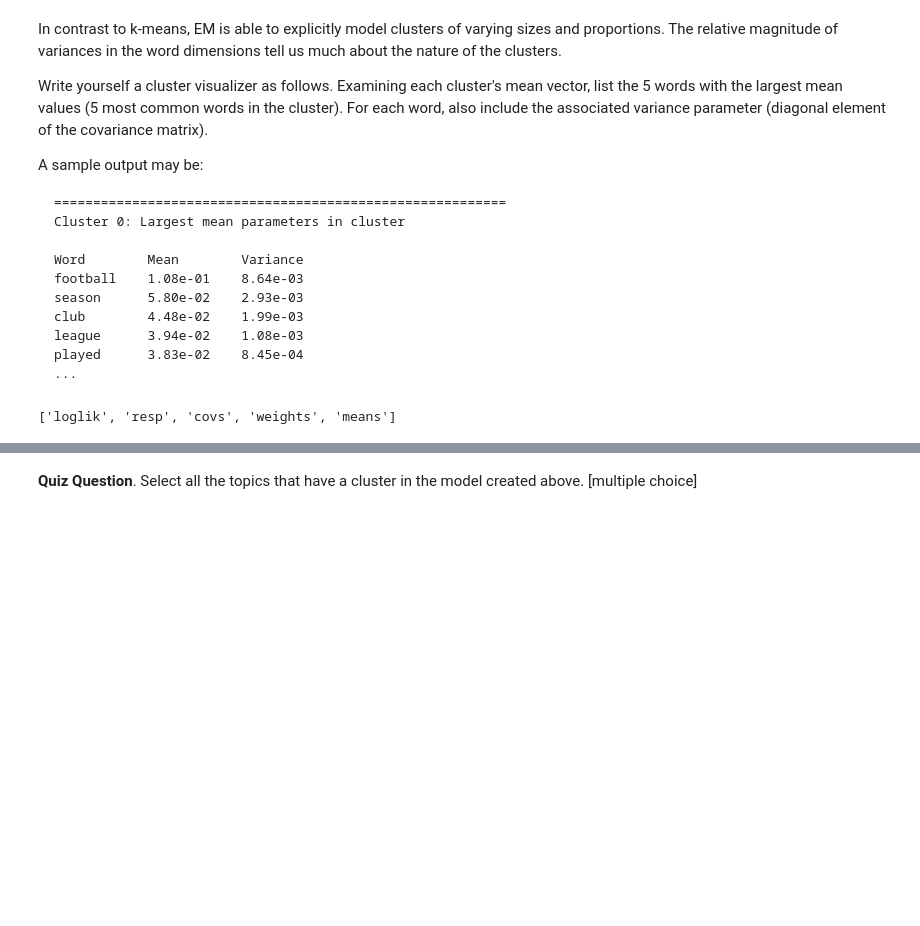
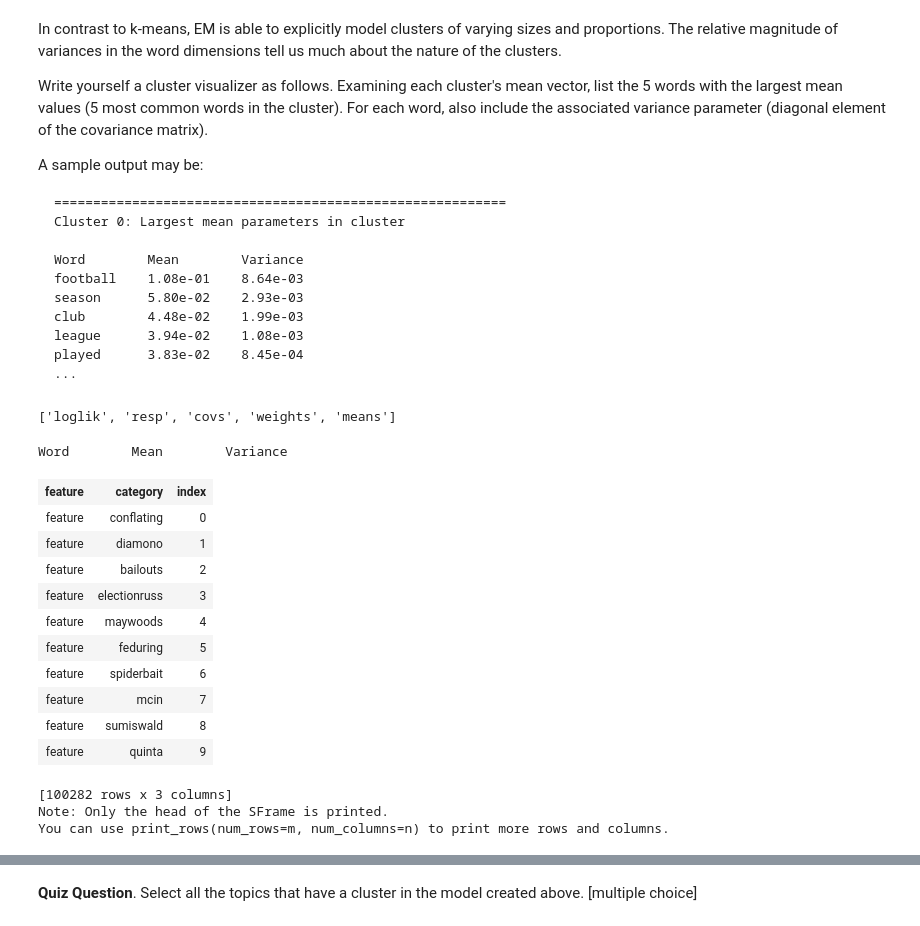
Before and after one commit to NickYi1990/Coursera-Machine-Learning-Washington, a Jupyter notebook: ML Clustering/4 Mixture Model/Assignment 2/4_em-with-text-data.ipynb, the cells around one changed output, grey strips where cells are left out. Saved outputs shown, nothing was run; the diff lists cells and outputs as text; code cells hidden in the pictures; blank space fills up the shorter version.

```diff
--- a/ML Clustering/4 Mixture Model/Assignment 2/4_em-with-text-data.ipynb
+++ b/ML Clustering/4 Mixture Model/Assignment 2/4_em-with-text-data.ipynb
@@ -159,6 +159,27 @@ played      3.83e-02    8.45e-04
 out.keys()
 # %% [output]
 ['loglik', 'resp', 'covs', 'weights', 'means']
+# %%
+print('\n{0: <12}{1: <12}{2: <12}'.format('Word', 'Mean', 'Variance'))
+# %% [output]
+Word        Mean        Variance
+# %%
+map_index_to_word
+# %% [output]
+| feature | category | index |
+| feature | conflating | 0 |
+| feature | diamono | 1 |
+| feature | bailouts | 2 |
+| feature | electionruss | 3 |
+| feature | maywoods | 4 |
+| feature | feduring | 5 |
+| feature | spiderbait | 6 |
+| feature | mcin | 7 |
+| feature | sumiswald | 8 |
+| feature | quinta | 9 |
+[100282 rows x 3 columns]
+Note: Only the head of the SFrame is printed.
+You can use print_rows(num_rows=m, num_columns=n) to print more rows and columns.
 # %%
 # Fill in the blanks
 def visualize_EM_clusters(tf_idf, means, covs, map_index_to_word):
```
Also changed, not shown: parts of 10 cells of this notebook.
